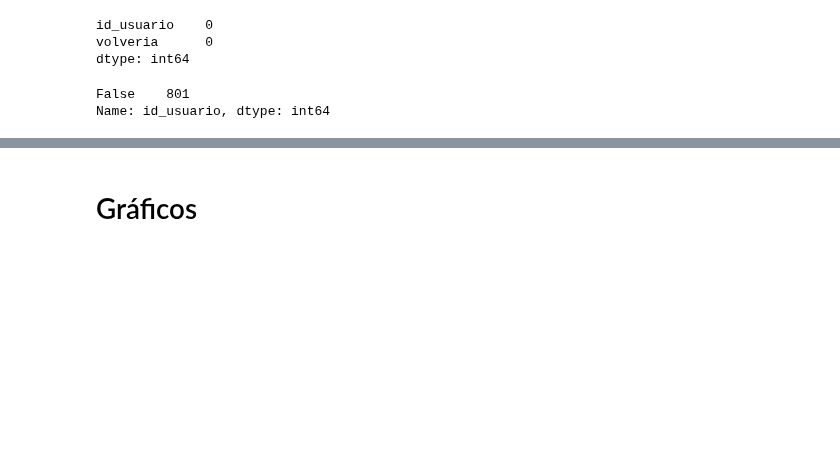
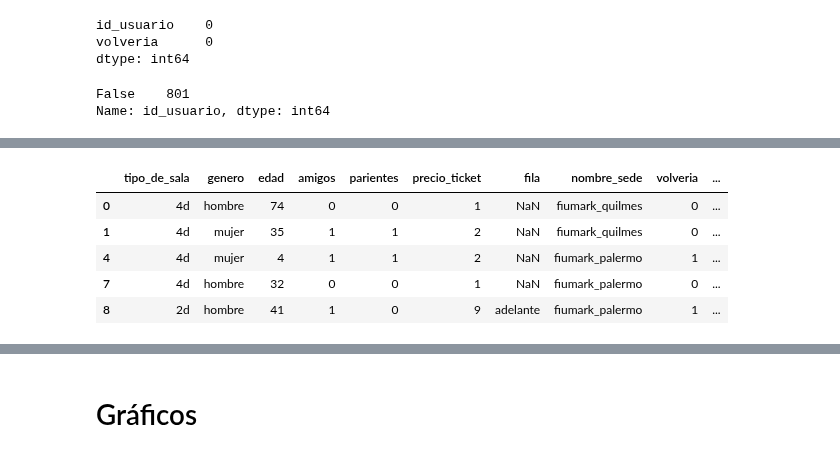
Before and after one commit to javierleyes/FiuMark, a Jupyter notebook: TP-1.ipynb, the cells around one changed output, grey strips where cells are left out. Drawn from its saved outputs; the diff is of its cells as text; code cells hidden in the pictures; blank space fills up the shorter version.

```diff
--- a/TP-1.ipynb
+++ b/TP-1.ipynb
@@ -357,0 +361,3 @@ df.head()
+# %%
+# Eliminamos las columna "id_ticket" y "nombre" porque no nos aportan información relavante para la predicción
+df.drop(columns=['nombre', 'id_ticket'], inplace=True)
@@ -357,0 +374,13 @@ df.head()
+# %%
+# Creamos una nueva columna 'cantidad_acompanantes' que sea la suma de la cantidad de amigos y parientes
+df['cantidad_acompanantes'] = df['amigos'] + df['parientes']
+# %%
+# DEBUG
+df.head()
+# %% [output]
+|  | tipo_de_sala | genero | edad | amigos | parientes | precio_ticket | fila | nombre_sede | volveria | ... |
+| 0 | 4d | hombre | 74 | 0 | 0 | 1 | NaN | fiumark_quilmes | 0 | ... |
+| 1 | 4d | mujer | 35 | 1 | 1 | 2 | NaN | fiumark_quilmes | 0 | ... |
+| 4 | 4d | mujer | 4 | 1 | 1 | 2 | NaN | fiumark_palermo | 1 | ... |
+| 7 | 4d | hombre | 32 | 0 | 0 | 1 | NaN | fiumark_palermo | 0 | ... |
+| 8 | 2d | hombre | 41 | 1 | 0 | 9 | adelante | fiumark_palermo | 1 | ... |
```
Also changed, not shown: parts of 101 cells of this notebook.
